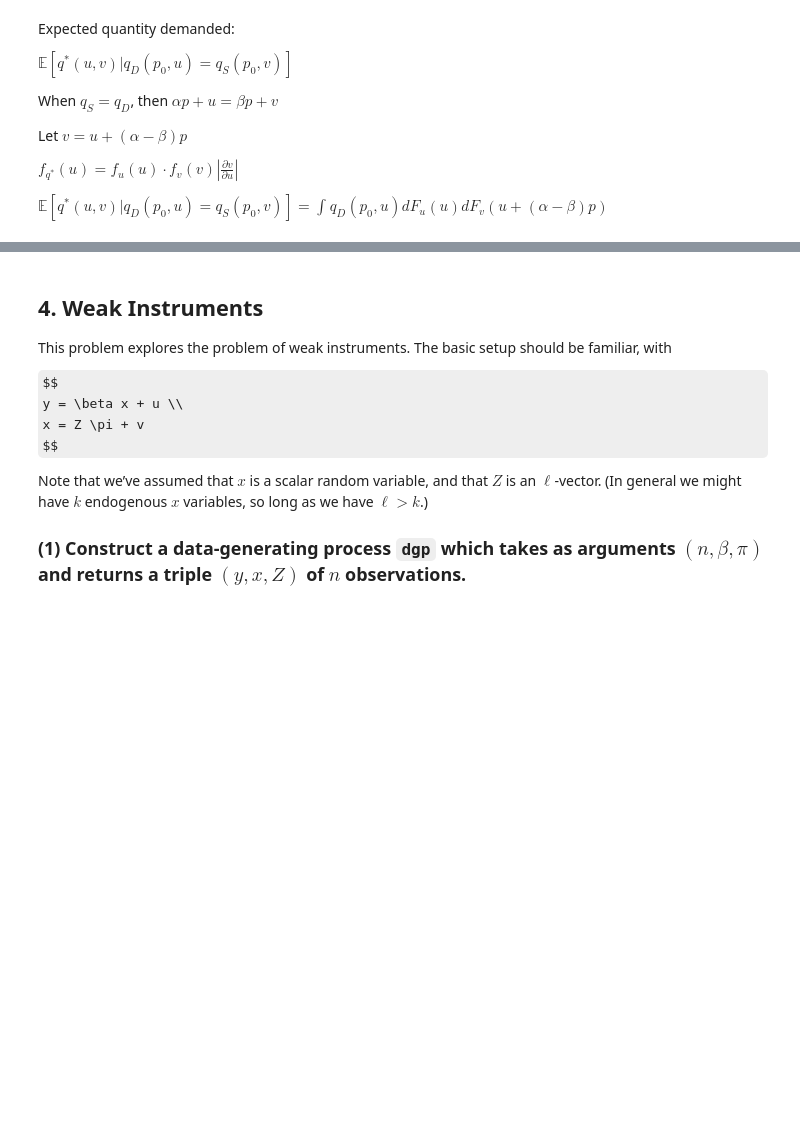
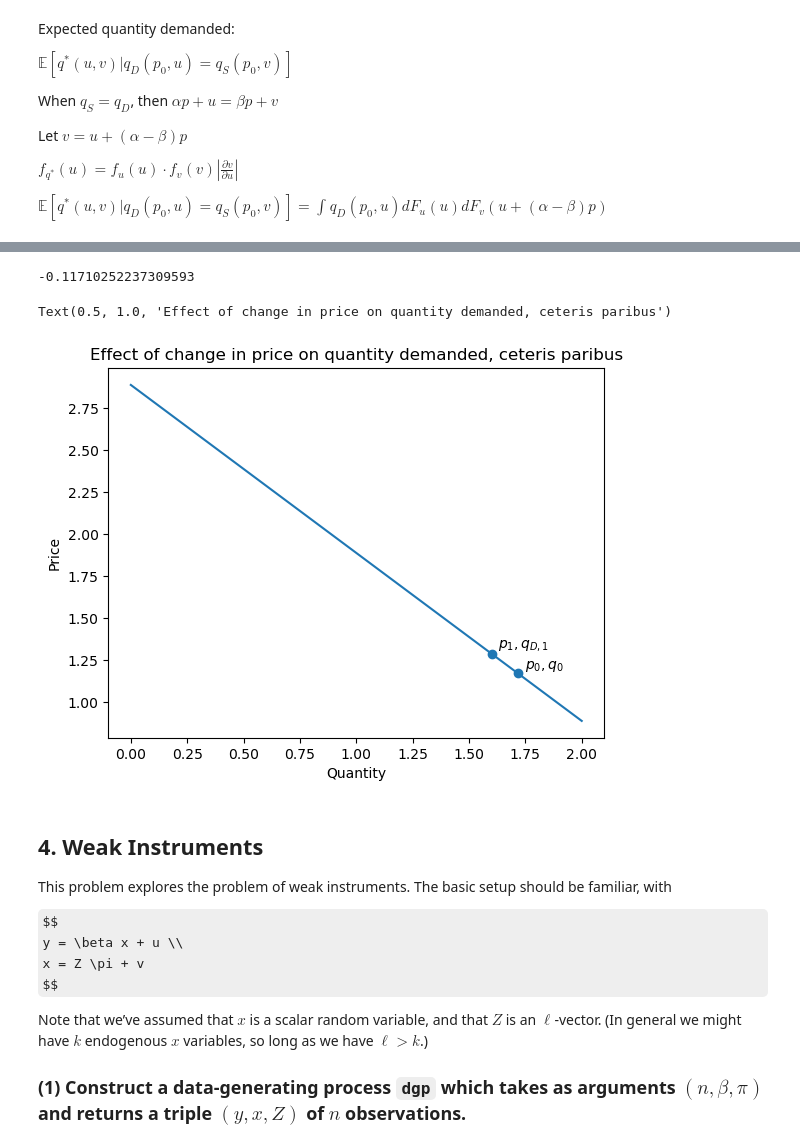
Before and after one commit to eleanor-adachi/ARE212_Materials, a Jupyter notebook: Assignments/assignment2/assignment2_final.ipynb, the cells around one changed output, grey strips where cells are left out. Drawn from its saved outputs; the diff is of its cells as text; code cells hidden in the pictures; some formulas as TeX source; blank space fills up the shorter version.

```diff
--- a/Assignments/assignment2/assignment2_final.ipynb
+++ b/Assignments/assignment2/assignment2_final.ipynb
@@ -340,3 +355,32 @@ D_exp
+# %%
+p0 = df['p'].iloc[0] # not setting equal to 1 anymore
+q0 = df['q'].iloc[0]
+
+p1 = 1.1*p0
+
+u0 = q0 - α*p0
+
+delta = (α*p1 + u0) - (α*p0 + u0)
+
+qd1 = q0 + delta
+
+print(delta)
+# %% [output]
+-0.11710252237309593
+# %%
+x = np.linspace(0, 2, 100).tolist()
+y = [(q - u0)/α for q in x]
+plt.plot(x, y)
+plt.scatter([q0, qd1], [p0, p1])
+label_offset = 0.03
+plt.annotate('$p_0, q_0$', (q0+label_offset, p0+label_offset))
+plt.annotate('$p_1, q_{D,1}$', (qd1+label_offset, p1+label_offset))
+plt.xlabel('Quantity')
+plt.ylabel('Price')
+plt.title('Effect of change in price on quantity demanded, ceteris paribus')
+# %% [output]
+Text(0.5, 1.0, 'Effect of change in price on quantity demanded, ceteris paribus')
+[figure, added]
 # %% [markdown]
 ## 4. Weak Instruments
 
```
Also changed, not shown: parts of 12 cells of this notebook.
